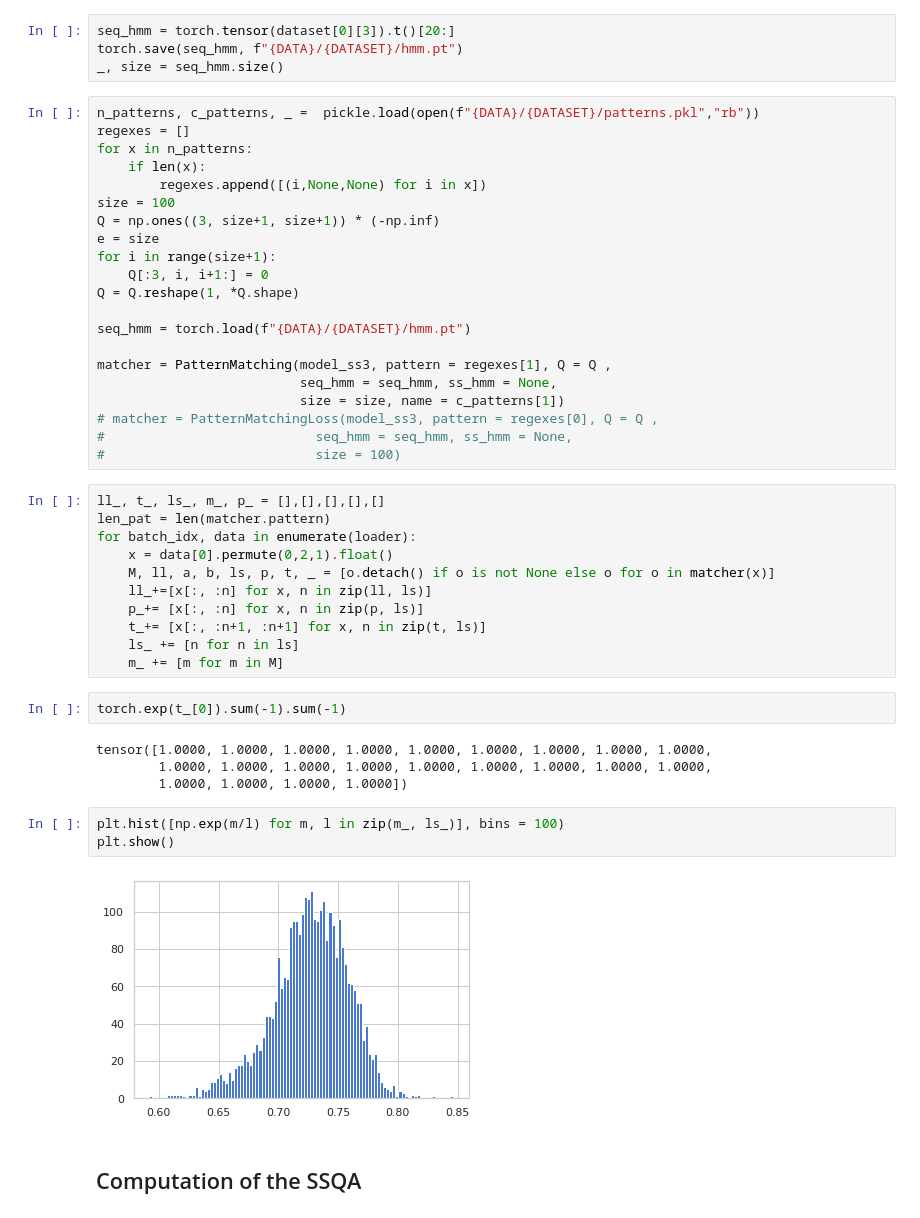
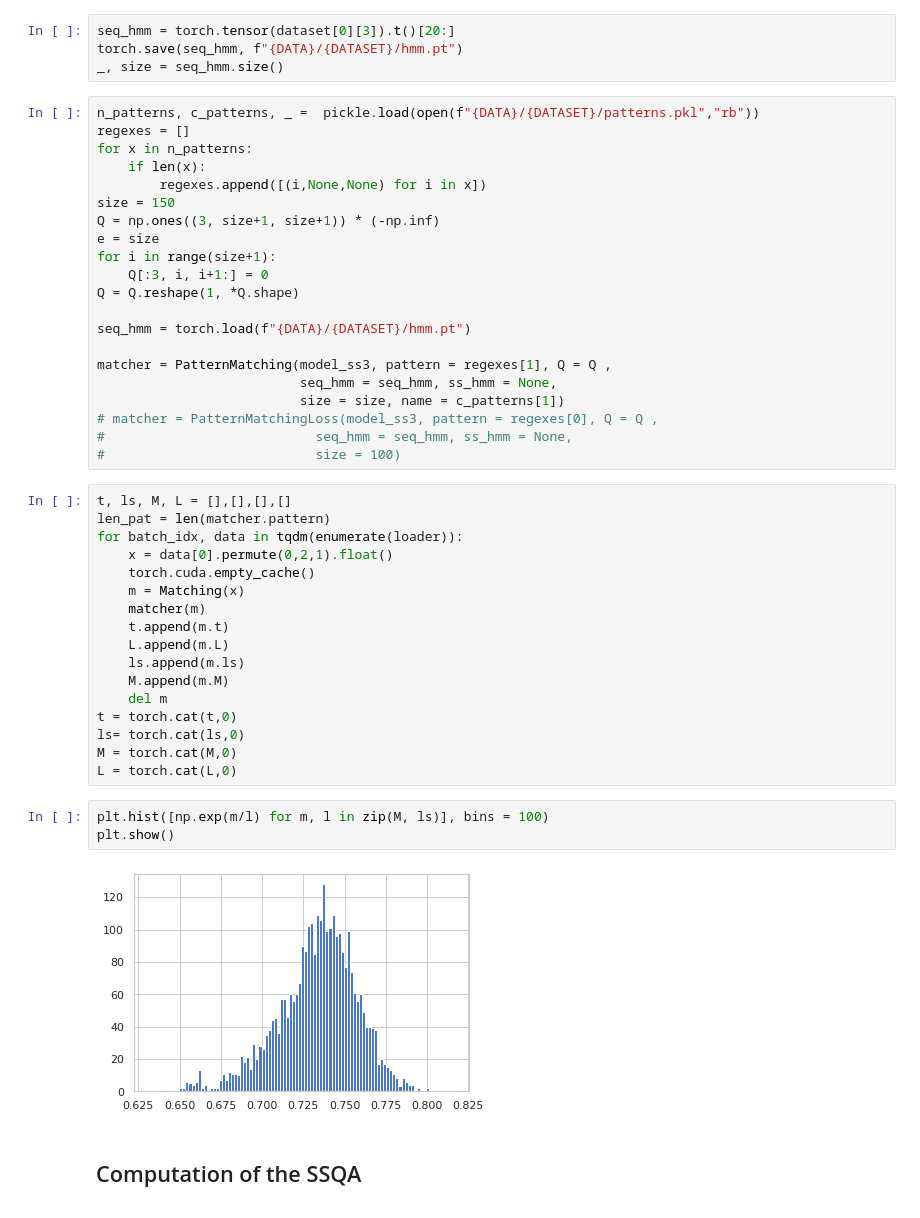
Before and after one commit to CyrilMa/ssqa, a Jupyter notebook: notebooks/cm_russ.ipynb, the cells around one changed output. Saved outputs shown, nothing was run; the diff lists cells and outputs as text.

```diff
--- a/notebooks/cm_russ.ipynb
+++ b/notebooks/cm_russ.ipynb
@@ -104,7 +106,7 @@ regexes = []
 for x in n_patterns:
     if len(x):
         regexes.append([(i,None,None) for i in x])
-size = 100
+size = 150
 Q = np.ones((3, size+1, size+1)) * (-np.inf)
 e = size
 for i in range(size+1):
@@ -119,28 +121,28 @@ matcher = PatternMatching(model_ss3, pattern = regexes[1], Q = Q ,
 # matcher = PatternMatchingLoss(model_ss3, pattern = regexes[0], Q = Q ,
 #                           seq_hmm = seq_hmm, ss_hmm = None,
 #                           size = 100)
-# %%
-ll_, t_, ls_, m_, p_ = [],[],[],[],[]
-len_pat = len(matcher.pattern)
-for batch_idx, data in enumerate(loader):
-    x = data[0].permute(0,2,1).float()
-    M, ll, a, b, ls, p, t, _ = [o.detach() if o is not None else o for o in matcher(x)]
-    ll_+=[x[:, :n] for x, n in zip(ll, ls)]
-    p_+= [x[:, :n] for x, n in zip(p, ls)]
-    t_+= [x[:, :n+1, :n+1] for x, n in zip(t, ls)]
-    ls_ += [n for n in ls]
-    m_ += [m for m in M]
-# %%
-torch.exp(t_[0]).sum(-1).sum(-1)
-# %% [output]
-tensor([1.0000, 1.0000, 1.0000, 1.0000, 1.0000, 1.0000, 1.0000, 1.0000, 1.0000,
-        1.0000, 1.0000, 1.0000, 1.0000, 1.0000, 1.0000, 1.0000, 1.0000, 1.0000,
-        1.0000, 1.0000, 1.0000, 1.0000])
+# %%
+t, ls, M, L = [],[],[],[]
+len_pat = len(matcher.pattern)
+for batch_idx, data in tqdm(enumerate(loader)):
+    x = data[0].permute(0,2,1).float()
+    torch.cuda.empty_cache()
+    m = Matching(x)
+    matcher(m)
+    t.append(m.t)
+    L.append(m.L)
+    ls.append(m.ls)
+    M.append(m.M)
+    del m
+t = torch.cat(t,0)
+ls= torch.cat(ls,0)
+M = torch.cat(M,0)
+L = torch.cat(L,0)
 # %%
-plt.hist([np.exp(m/l) for m, l in zip(m_, ls_)], bins = 100)
+plt.hist([np.exp(m/l) for m, l in zip(M, ls)], bins = 100)
 plt.show()
 # %% [output]
-[figure, old version]
+[figure, new version]
 # %% [markdown]
 ## Computation of the SSQA
 # %%
```
Also changed, not shown: parts of 29 cells of this notebook, 19 other files.
